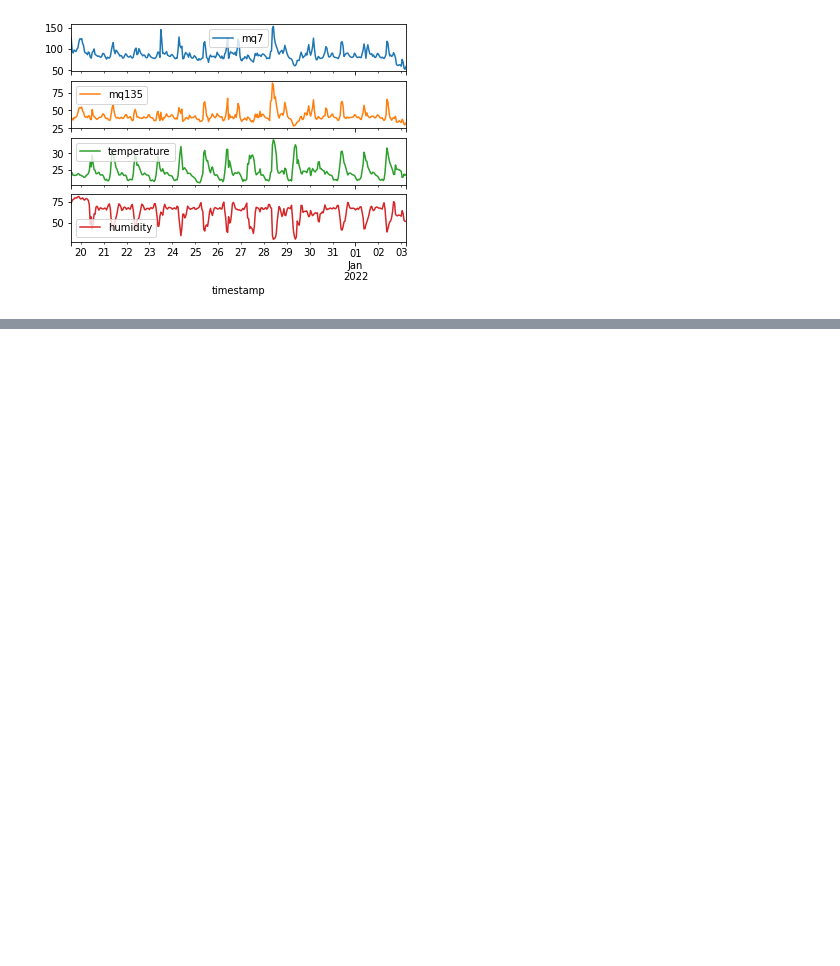
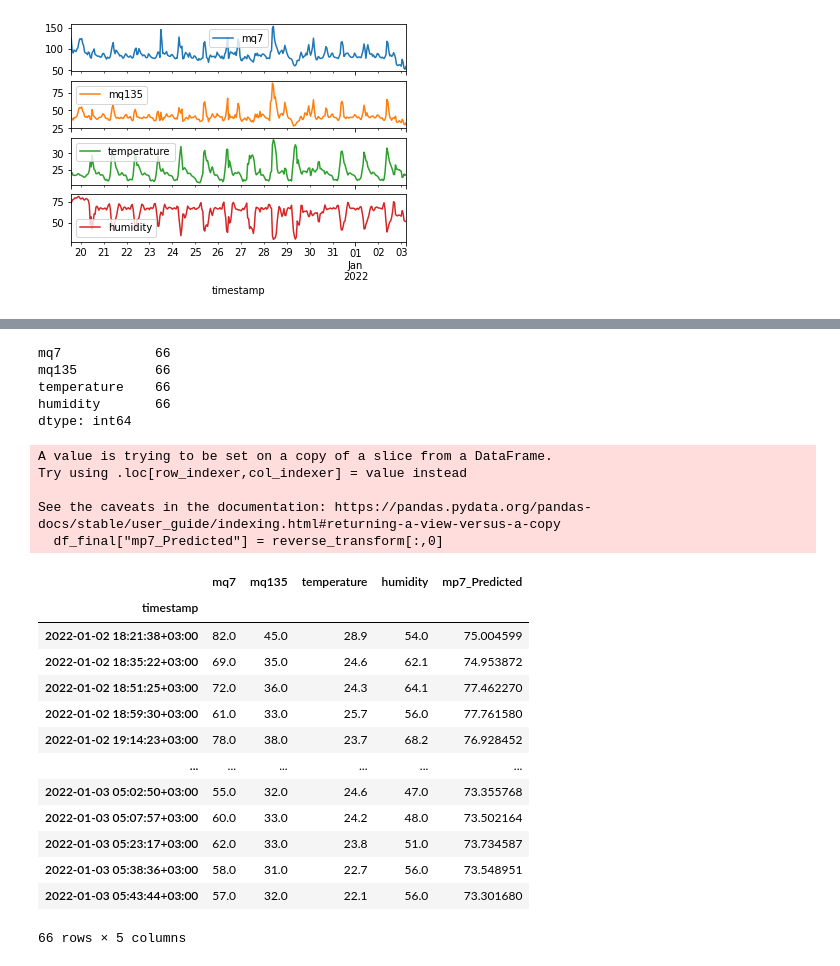
Before and after one commit to sam505/Air_Pollution_Monitoring, a Jupyter notebook: Data_Analysis_Visualization/Model_training.ipynb, the cells around one changed output, grey strips where cells are left out. Saved outputs shown, nothing was run; the diff lists cells and outputs as text; code cells hidden in the pictures; blank space fills up the shorter version.

```diff
--- a/Data_Analysis_Visualization/Model_training.ipynb
+++ b/Data_Analysis_Visualization/Model_training.ipynb
@@ -205,0 +213,5 @@ model.evaluate()
+# %%
+preds = model.predict_generator(test_generator)
+preds = preds.reshape(66, window_length)
+print(preds.shape)
+preds[:,0]
@@ -205,0 +313,32 @@ model.evaluate()
+# %%
+df_final = raw_df[preds.shape[0]*-1:]
+df_final.count()
+# %% [output]
+mq7            66
+mq135          66
+temperature    66
+humidity       66
+dtype: int64
+# %%
+df_final["mq7_Predicted"] = reverse_transform[:,0]
+df_final
+# %% [output]
+A value is trying to be set on a copy of a slice from a DataFrame.
+Try using .loc[row_indexer,col_indexer] = value instead
+
+See the caveats in the documentation: https://pandas.pydata.org/pandas-docs/stable/user_guide/indexing.html#returning-a-view-versus-a-copy
+  df_final["mp7_Predicted"] = reverse_transform[:,0]
+|  | mq7 | mq135 | temperature | humidity | mp7_Predicted |
+| timestamp |  |  |  |  |  |
+| 2022-01-02 18:21:38+03:00 | 82.0 | 45.0 | 28.9 | 54.0 | 75.004599 |
+| 2022-01-02 18:35:22+03:00 | 69.0 | 35.0 | 24.6 | 62.1 | 74.953872 |
+| 2022-01-02 18:51:25+03:00 | 72.0 | 36.0 | 24.3 | 64.1 | 77.462270 |
+| 2022-01-02 18:59:30+03:00 | 61.0 | 33.0 | 25.7 | 56.0 | 77.761580 |
+| 2022-01-02 19:14:23+03:00 | 78.0 | 38.0 | 23.7 | 68.2 | 76.928452 |
+| ... | ... | ... | ... | ... | ... |
+| 2022-01-03 05:02:50+03:00 | 55.0 | 32.0 | 24.6 | 47.0 | 73.355768 |
+| 2022-01-03 05:07:57+03:00 | 60.0 | 33.0 | 24.2 | 48.0 | 73.502164 |
+| 2022-01-03 05:23:17+03:00 | 62.0 | 33.0 | 23.8 | 51.0 | 73.734587 |
+| 2022-01-03 05:38:36+03:00 | 58.0 | 31.0 | 22.7 | 56.0 | 73.548951 |
+| 2022-01-03 05:43:44+03:00 | 57.0 | 32.0 | 22.1 | 56.0 | 73.301680 |
+66 rows × 5 columns
```
Also changed, not shown: parts of 17 cells of this notebook.
